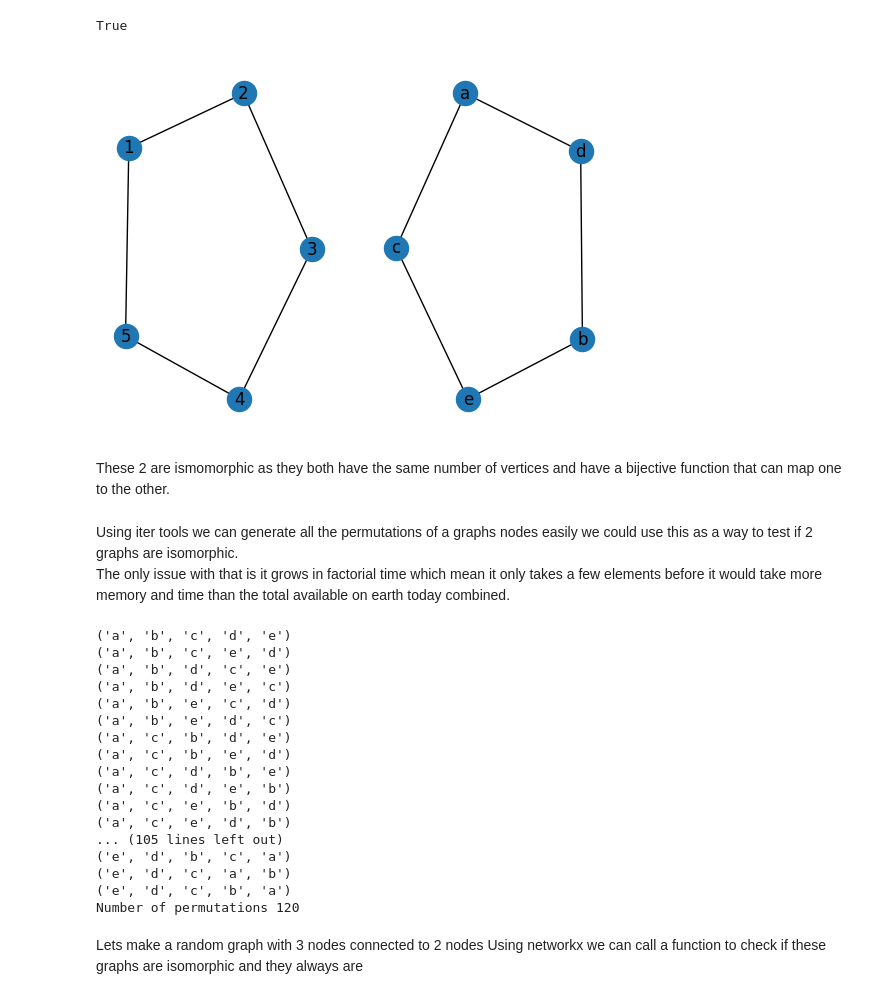
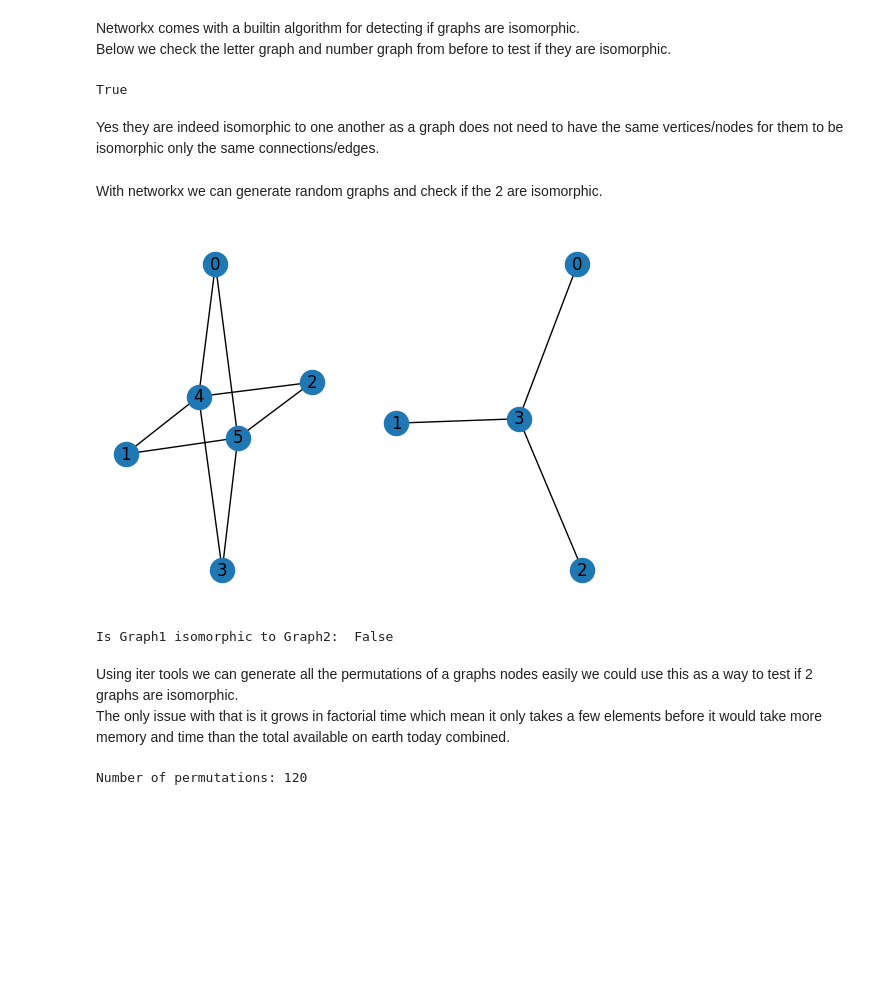
Before and after one commit to EthanConneely/Graph-Theory-Project, a Jupyter notebook: graph_isomorphism.ipynb, the cells around one changed output. Saved outputs shown, nothing was run; the diff lists cells and outputs as text; code cells hidden in the pictures; blank space fills up the shorter version.

```diff
--- a/graph_isomorphism.ipynb
+++ b/graph_isomorphism.ipynb
@@ -44,55 +74,45 @@ Here i show that networkx does indeed believe them to be isomorphic.
-# %%
-import networkx as nx
-import matplotlib.pyplot as plt
-
-G1 = nx.Graph()
-G1.add_nodes_from([1,2,3,4,5])
-G1.add_edges_from([(1,2),(2,3),(3,4),(4,5),(5,1)])
-
-G2 = nx.Graph()
-G2.add_nodes_from(["a","b","c","d","e"])
-G2.add_edges_from([("a","c"),("b","d"),("c","e"),("d","a"),("e","b")])
-
-print(nx.is_isomorphic(G1,G2))
-# %% [output]
-True
-[figure, removed]
-# %% [markdown]
-These 2 are ismomorphic as they both have the same number of vertices and have a bijective function that can map one to the other.
+# %% [markdown]
+Networkx comes with a builtin algorithm for detecting if graphs are isomorphic.
+Below we check the letter graph and number graph from before to test if they are isomorphic.
+# %%
+nx.is_isomorphic(LetterGraph,NumberGraph)
+# %% [output]
+True
+# %% [markdown]
+Yes they are indeed isomorphic to one another as a graph does not need to have the same vertices/nodes for them to be isomorphic only the same connections/edges.
+# %% [markdown]
+With networkx we can generate random graphs and check if the 2 are isomorphic.
+# %%
+import random
+from time import time
+
+random.seed(time())
+
+G1 = nx.bipartite.random_graph(4,2,.9)
+G2 = nx.bipartite.random_graph(3,1,1)
+
+plt.subplot(1,2,1) # Draw the first graph at index 1
+nx.draw(G1,with_labels=True)
+
+plt.subplot(1,2,2) # Draw the first graph at index 1
+nx.draw(G2,with_labels=True)
+plt.show()
+
+print("Is Graph1 isomorphic to Graph2: ",nx.is_isomorphic(G1,G2))
+# %% [output]
+[figure, added]
+Is Graph1 isomorphic to Graph2:  False
 # %% [markdown]
 Using iter tools we can generate all the permutations of a graphs nodes easily we could use this as a way to test if 2 graphs are isomorphic.
 The only issue with that is it grows in factorial time which mean it only takes a few elements before it would take more memory and time than the total available on earth today combined.
 # %%
-import itertools as it
-import numpy as np
-
 nodes = it.permutations(np.array(["a","b","c","d","e"]))
 
 count = 0
 
 for node in nodes:
-    print(node)
     count += 1
 
 print("Number of permutations: "+str(count))
 # %% [output]
-('a', 'b', 'c', 'd', 'e')
-('a', 'b', 'c', 'e', 'd')
-('a', 'b', 'd', 'c', 'e')
-('a', 'b', 'd', 'e', 'c')
-('a', 'b', 'e', 'c', 'd')
-('a', 'b', 'e', 'd', 'c')
-('a', 'c', 'b', 'd', 'e')
-('a', 'c', 'b', 'e', 'd')
-('a', 'c', 'd', 'b', 'e')
-('a', 'c', 'd', 'e', 'b')
-('a', 'c', 'e', 'b', 'd')
-('a', 'c', 'e', 'd', 'b')
-... (105 lines left out)
-('e', 'd', 'b', 'c', 'a')
-('e', 'd', 'c', 'a', 'b')
-('e', 'd', 'c', 'b', 'a')
-Number of permutations 120
+Number of permutations: 120
-# %% [markdown]
-Lets make a random graph with 3 nodes connected to 2 nodes
-Using networkx we can call a function to check if these graphs are isomorphic and they always are
```
Also changed, not shown: parts of 17 cells of this notebook.
